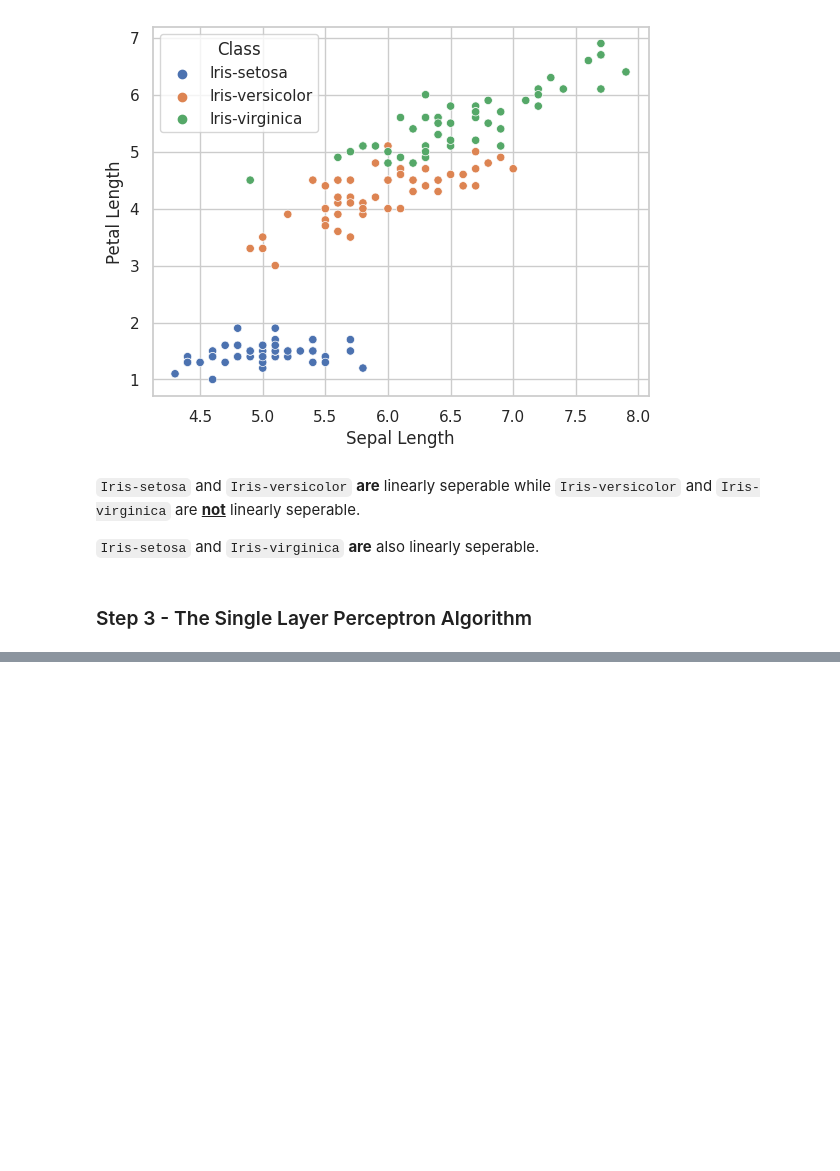
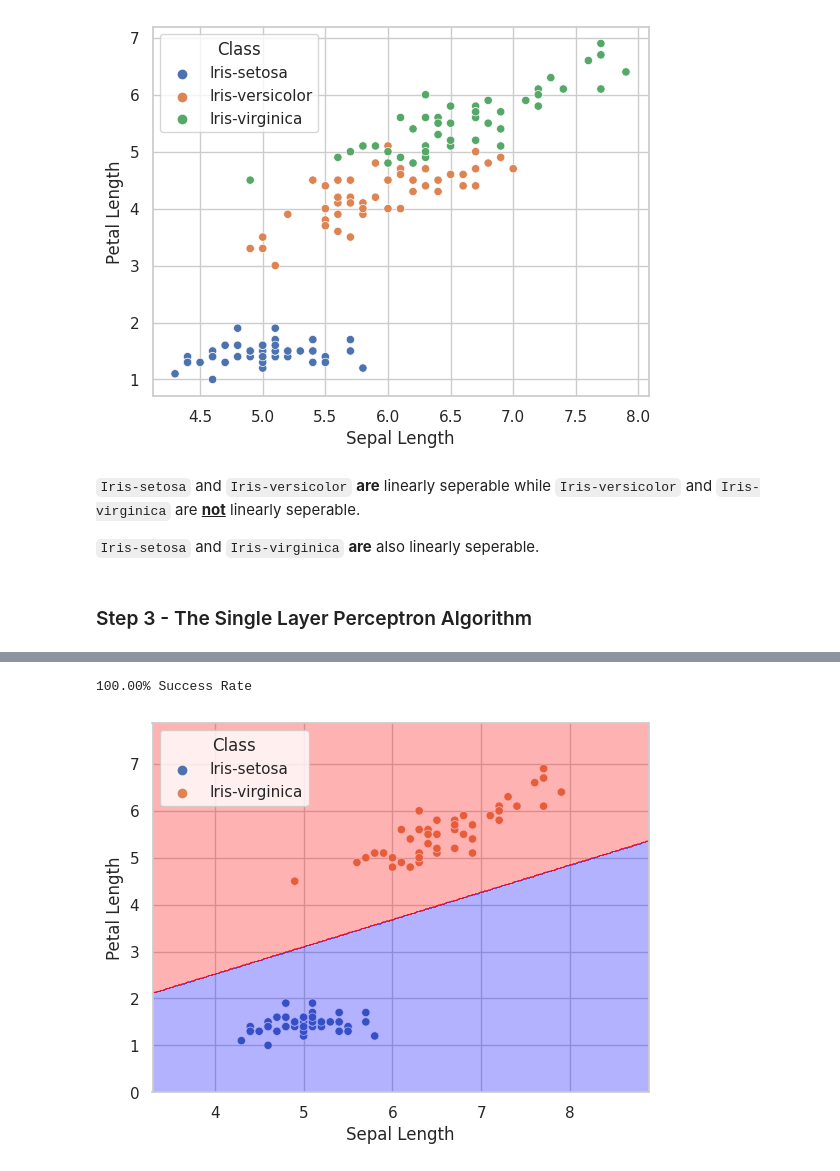
Before and after one commit to UlascanErsoy/ECEN427-TAMU, a Jupyter notebook: hw1/hw1.ipynb, the cells around one changed output, grey strips where cells are left out. Cells and saved outputs as stored; diff of their text form; code cells hidden in the pictures; blank space fills up the shorter version.

```diff
--- a/hw1/hw1.ipynb
+++ b/hw1/hw1.ipynb
@@ -195,0 +280,13 @@ print(f"{len(errs)/len(test_df.index) * 100:.2f}% Success Rate")
+# %%
+predict = model.predict(X)
+
+splt = seaborn.scatterplot(x='Sepal Length',
+                    y='Petal Length',
+                    hue='Class',
+                    data=clean_df)
+
+model.draw_decision_boundary(X)
+print(f"{100 - model.error_rates[-1]:.2f}% Success Rate")
+# %% [output]
+100.00% Success Rate
+[figure, added]
```
Also changed, not shown: parts of 18 cells of this notebook.
